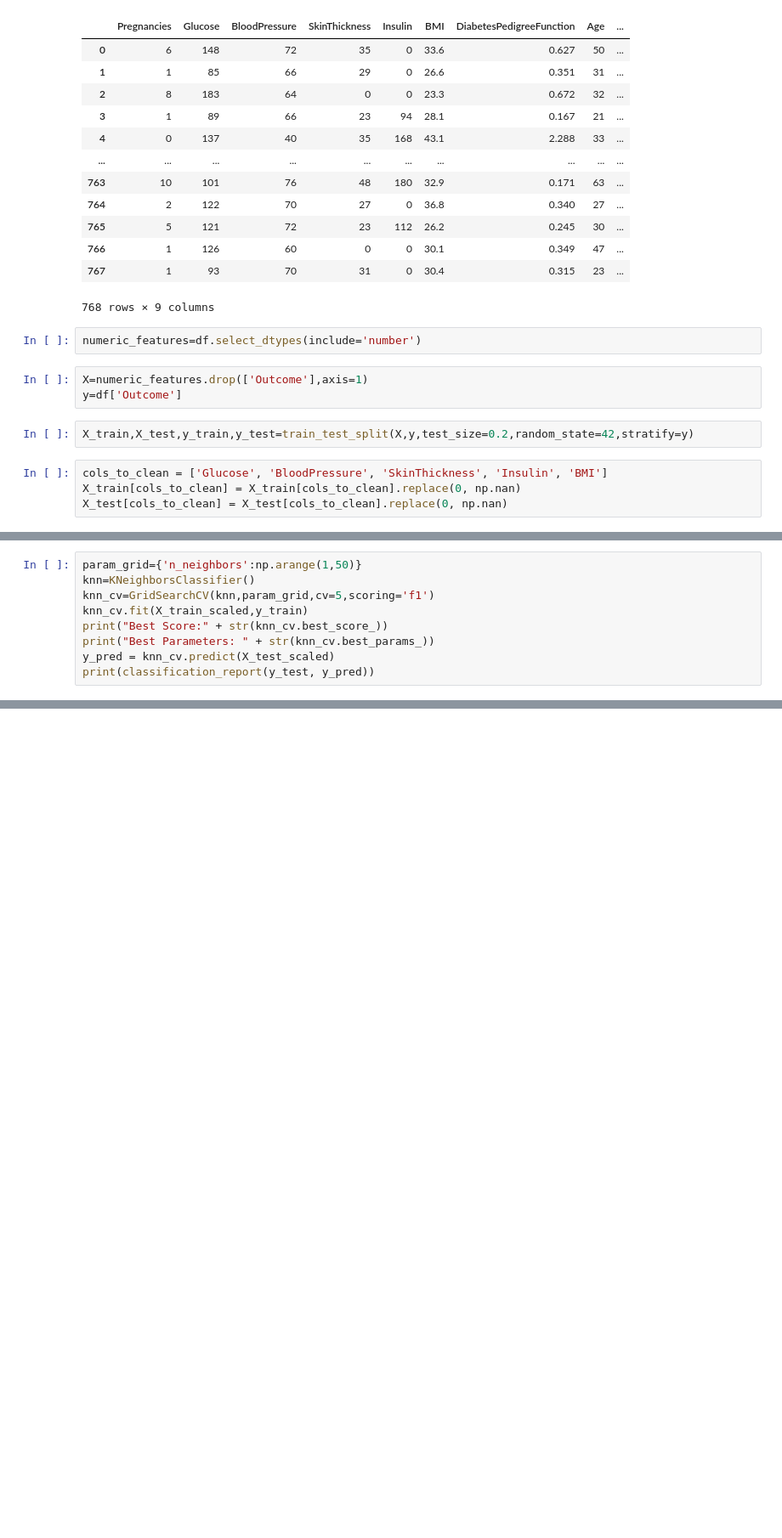
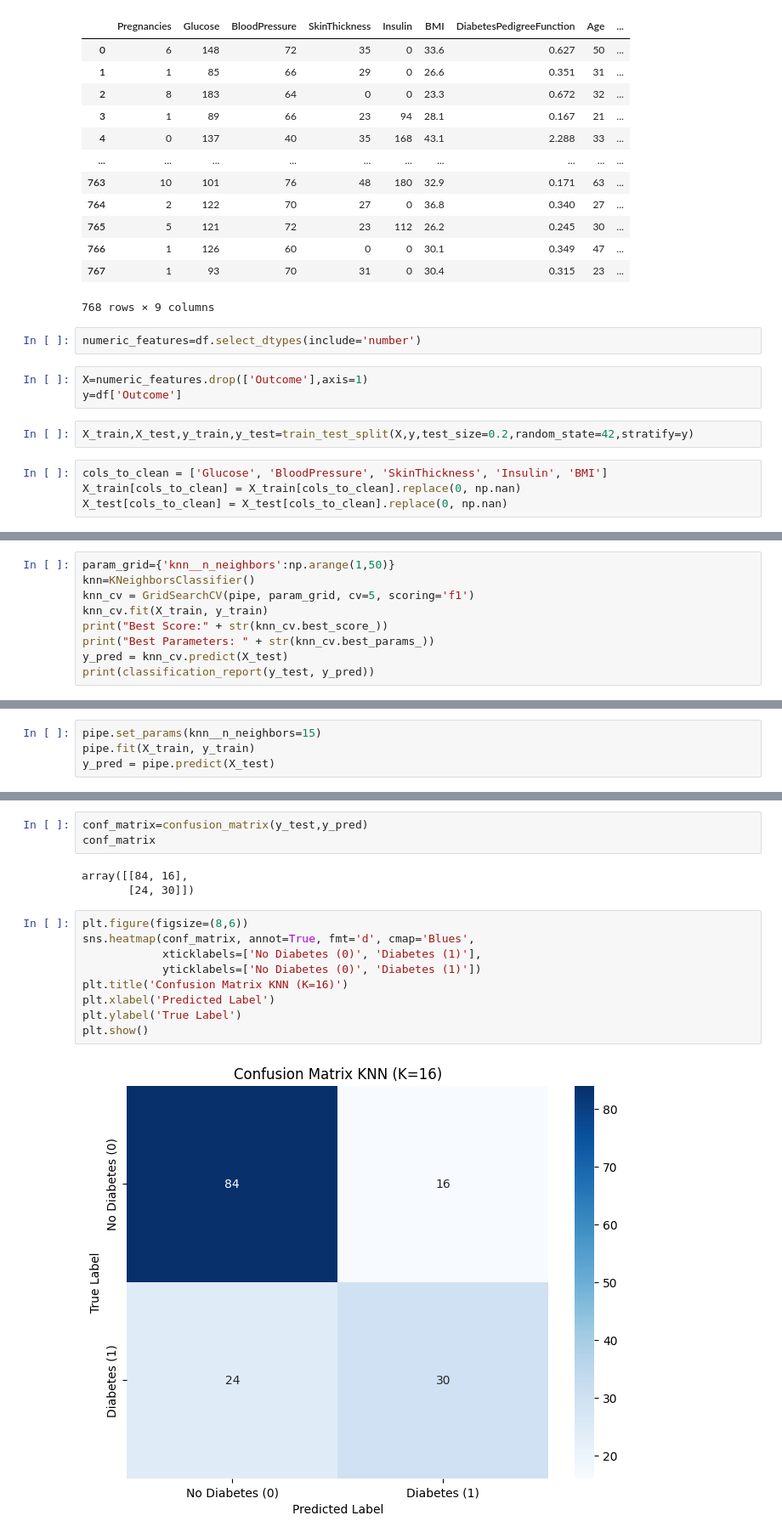
Before and after one commit to Handras18/Diabetes-Classification, a Jupyter notebook: 02_modeling.ipynb, the cells around one changed output, grey strips where cells are left out. Shown at 85% size. Saved outputs shown, nothing was run; the diff lists cells and outputs as text; blank space fills up the shorter version.

```diff
--- a/02_modeling.ipynb
+++ b/02_modeling.ipynb
@@ -121,10 +121,10 @@ roc_auc_score(y_test,y_pred_proba)
 # %%
-param_grid={'n_neighbors':np.arange(1,50)}
+param_grid={'knn__n_neighbors':np.arange(1,50)}
 knn=KNeighborsClassifier()
-knn_cv=GridSearchCV(knn,param_grid,cv=5,scoring='f1')
-knn_cv.fit(X_train_scaled,y_train)
+knn_cv = GridSearchCV(pipe, param_grid, cv=5, scoring='f1')
+knn_cv.fit(X_train, y_train)
 print("Best Score:" + str(knn_cv.best_score_))
 print("Best Parameters: " + str(knn_cv.best_params_))
-y_pred = knn_cv.predict(X_test_scaled)
+y_pred = knn_cv.predict(X_test)
 print(classification_report(y_test, y_pred))
 # %% [output]
@@ -140,0 +141,4 @@ weighted avg       0.77      0.77      0.77       154
+# %%
+pipe.set_params(knn__n_neighbors=15)
+pipe.fit(X_train, y_train)
+y_pred = pipe.predict(X_test)
@@ -140,0 +156,17 @@ weighted avg       0.77      0.77      0.77       154
+# %%
+conf_matrix=confusion_matrix(y_test,y_pred)
+conf_matrix
+# %% [output]
+array([[84, 16],
+       [24, 30]])
+# %%
+plt.figure(figsize=(8,6))
+sns.heatmap(conf_matrix, annot=True, fmt='d', cmap='Blues',
+            xticklabels=['No Diabetes (0)', 'Diabetes (1)'],
+            yticklabels=['No Diabetes (0)', 'Diabetes (1)'])
+plt.title('Confusion Matrix KNN (K=16)')
+plt.xlabel('Predicted Label')
+plt.ylabel('True Label')
+plt.show()
+# %% [output]
+[figure, added]
```
Also changed, not shown: parts of 15 cells of this notebook.
